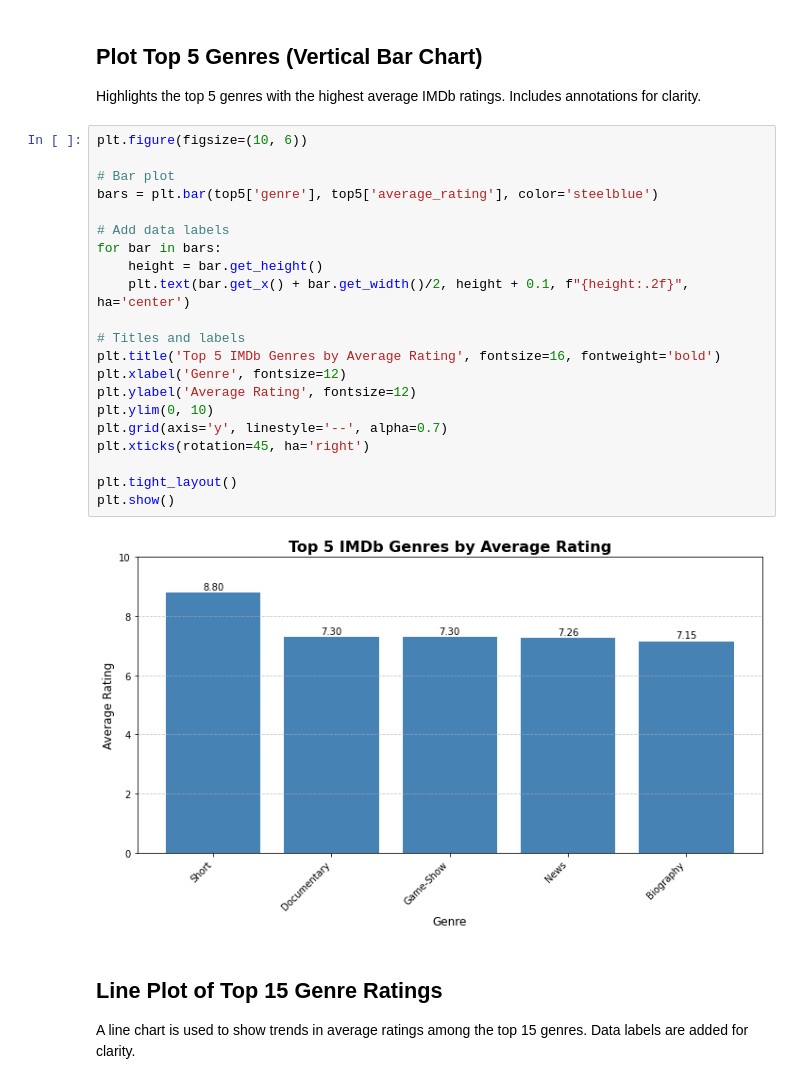
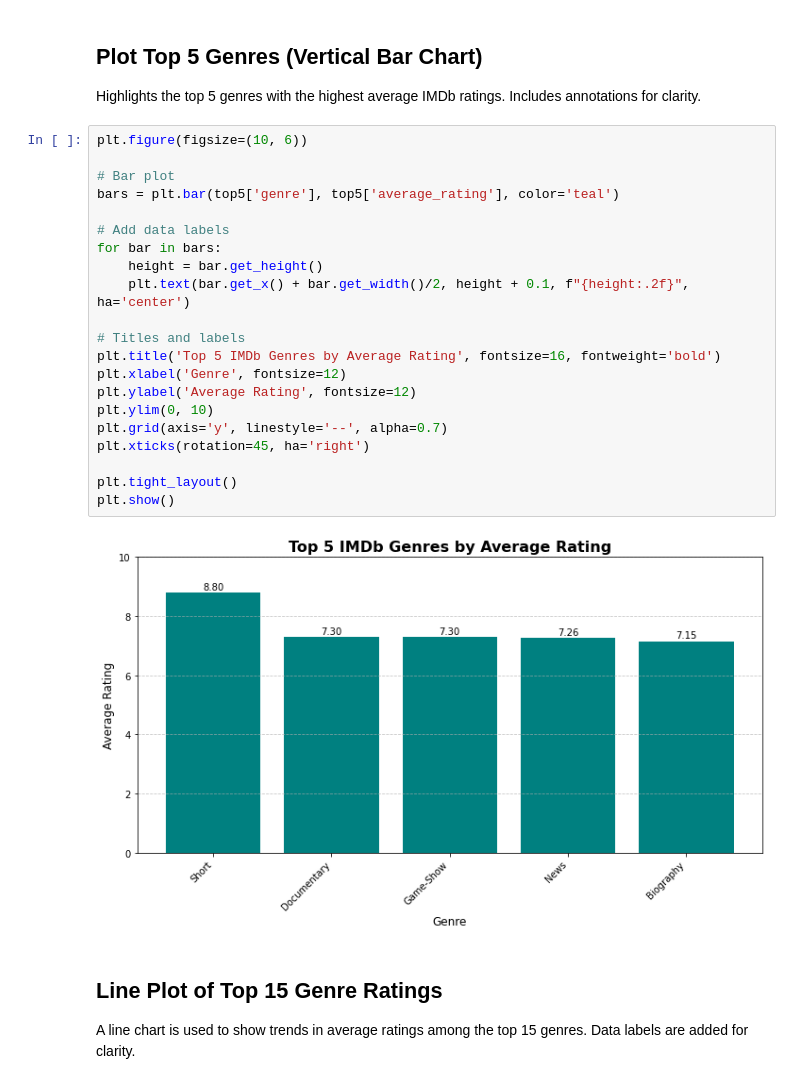
Before and after one commit to Julie97-wb/group6, a Jupyter notebook: main.ipynb, the cells around one changed output. Cells and saved outputs as stored; diff of their text form.

Commit message:
Visual color change

```diff
--- a/main.ipynb
+++ b/main.ipynb
@@ -974,26 +974,26 @@ Highlights the top 5 genres with the highest average IMDb ratings. Includes anno
 # %%
 plt.figure(figsize=(10, 6))
 
 # Bar plot
-bars = plt.bar(top5['genre'], top5['average_rating'], color='steelblue')
+bars = plt.bar(top5['genre'], top5['average_rating'], color='teal')
 
 # Add data labels
 for bar in bars:
     height = bar.get_height()
     plt.text(bar.get_x() + bar.get_width()/2, height + 0.1, f"{height:.2f}", ha='center')
 
 # Titles and labels
 plt.title('Top 5 IMDb Genres by Average Rating', fontsize=16, fontweight='bold')
 plt.xlabel('Genre', fontsize=12)
 plt.ylabel('Average Rating', fontsize=12)
 plt.ylim(0, 10)
 plt.grid(axis='y', linestyle='--', alpha=0.7)
 plt.xticks(rotation=45, ha='right')
 
 plt.tight_layout()
 plt.show()
 # %% [output]
-[figure, old version]
+[figure, new version]
 # %% [markdown]
 ## Line Plot of Top 15 Genre Ratings
 A line chart is used to show trends in average ratings among the top 15 genres. Data labels are added for clarity.
```
Also changed, not shown: parts of 1 cell of this notebook.
